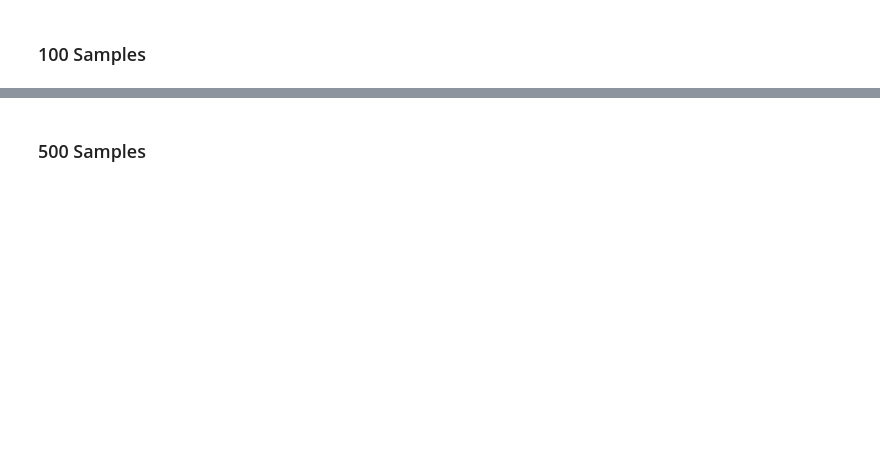
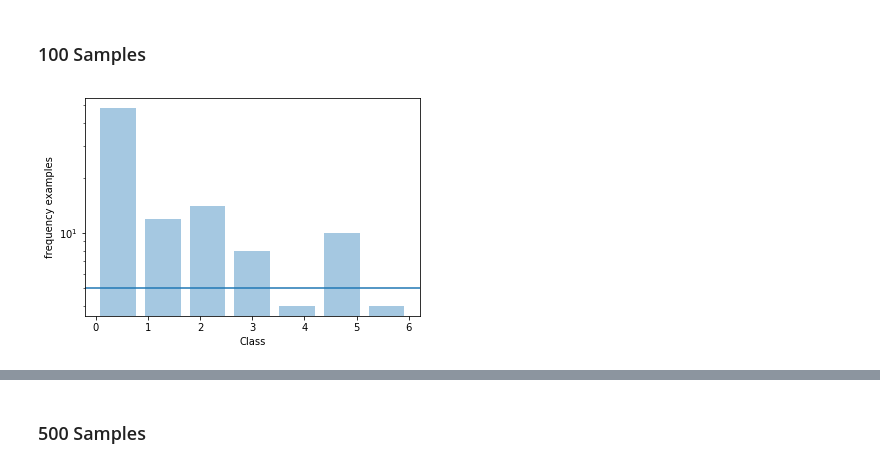
Before and after one commit to MarcCoru/EarlyClassification, a Jupyter notebook: dataset.ipynb, the cells around one changed output, grey strips where cells are left out. Cells and saved outputs as stored; diff of their text form; code cells hidden in the pictures; blank space fills up the shorter version.

```diff
--- a/dataset.ipynb
+++ b/dataset.ipynb
@@ -190,6 +234,9 @@ save(database, file = "Databases/BavarianCrops_10.RData")
 ### 100 Samples
 # %%
 X,classes,tt = sample(X_full,classes_full,tt_full,N=100)
+hist(classes, hline=5)
+# %% [output]
+[figure, added]
 # %%
 %%R -i X -i classes -i tt
 database <- list(X)
```
Also changed, not shown: parts of 26 cells of this notebook, 10 other files.
